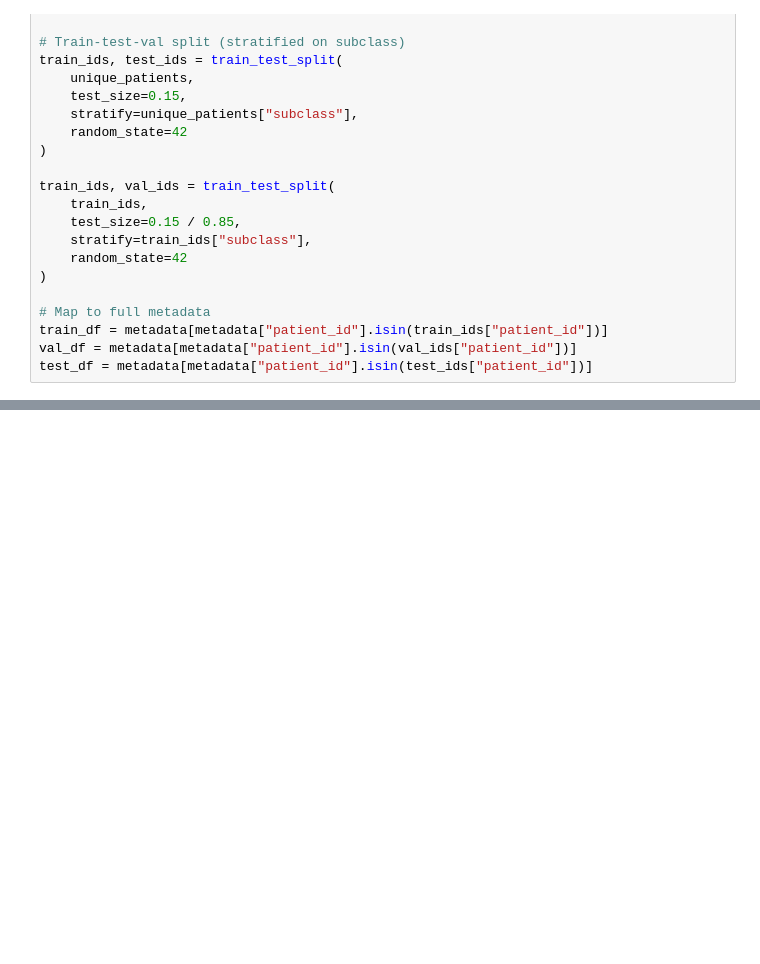
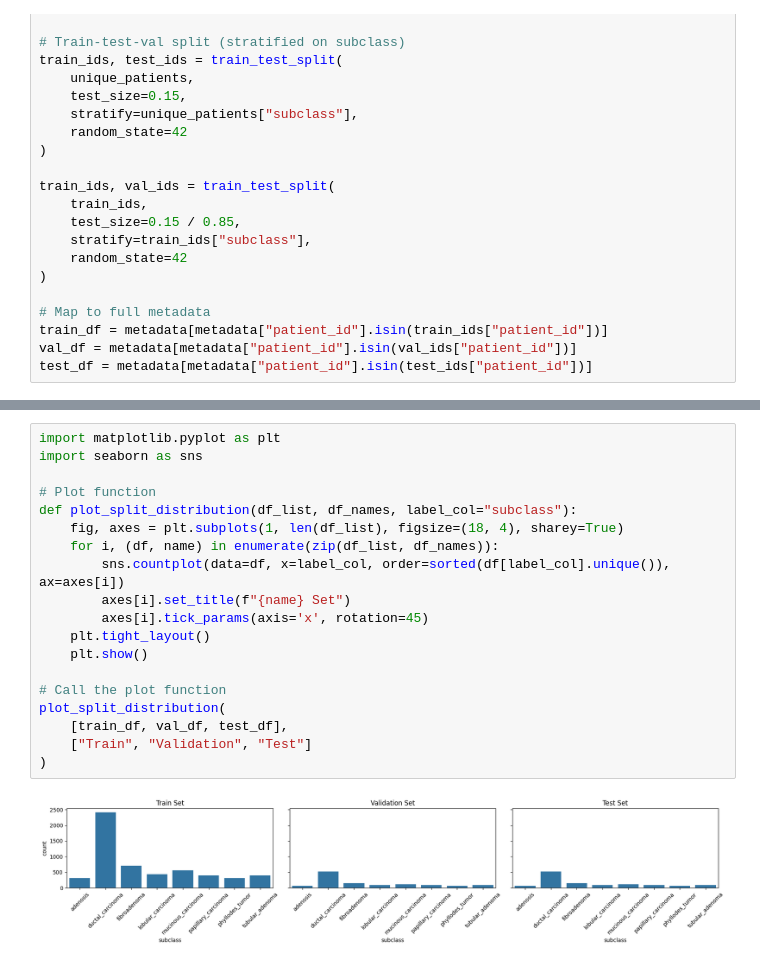
Before and after one commit to faz-99/Thesis_Cancer_Detection, a Jupyter notebook: notebooks/breast_cancer_classifier.ipynb, the cells around one changed output, grey strips where cells are left out. Cells and saved outputs as stored; diff of their text form; blank space fills up the shorter version.

```diff
--- a/notebooks/breast_cancer_classifier.ipynb
+++ b/notebooks/breast_cancer_classifier.ipynb
@@ -157,0 +178,21 @@ test_df = metadata[metadata["patient_id"].isin(test_ids["patient_id"])]
+# %%
+import matplotlib.pyplot as plt
+import seaborn as sns
+
+# Plot function
+def plot_split_distribution(df_list, df_names, label_col="subclass"):
+    fig, axes = plt.subplots(1, len(df_list), figsize=(18, 4), sharey=True)
+    for i, (df, name) in enumerate(zip(df_list, df_names)):
+        sns.countplot(data=df, x=label_col, order=sorted(df[label_col].unique()), ax=axes[i])
+        axes[i].set_title(f"{name} Set")
+        axes[i].tick_params(axis='x', rotation=45)
+    plt.tight_layout()
+    plt.show()
+
+# Call the plot function
+plot_split_distribution(
+    [train_df, val_df, test_df],
+    ["Train", "Validation", "Test"]
+)
+# %% [output]
+[figure, added]
```
Also changed, not shown: parts of 4 cells of this notebook.
